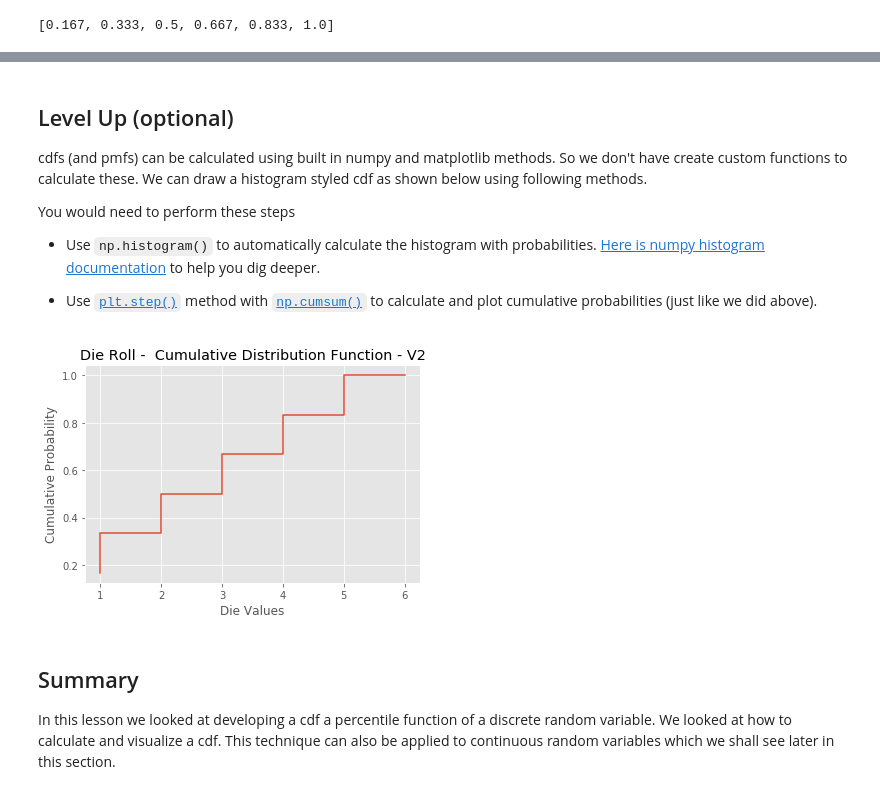
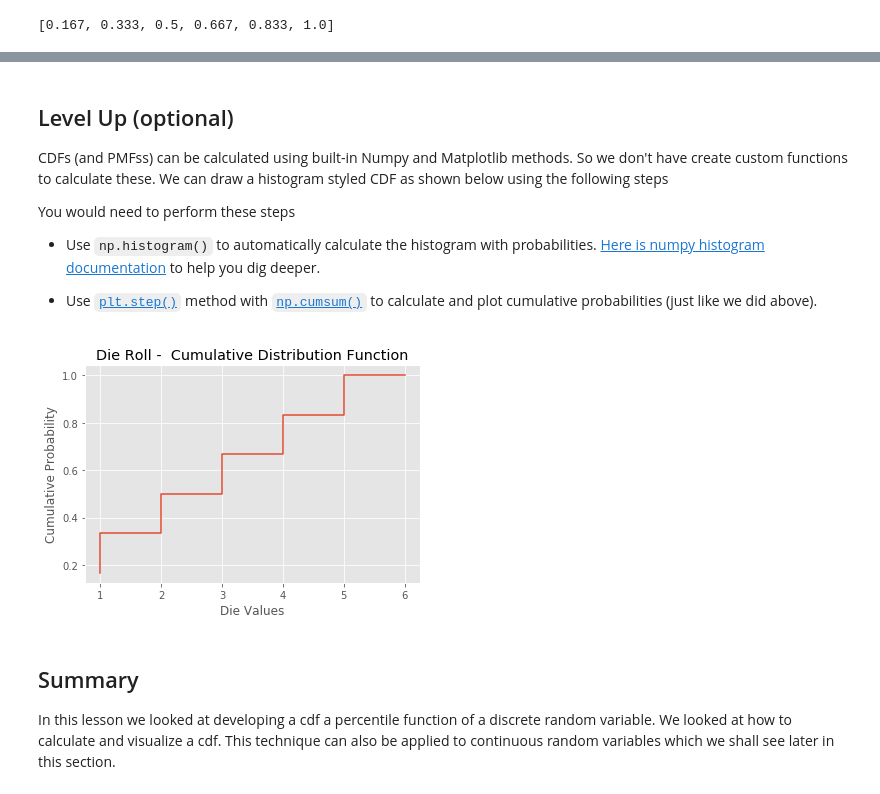
Before and after one commit to learn-co-curriculum/dsc-cumulative-distribution-function-lab, a Jupyter notebook: index.ipynb, the cells around one changed output, grey strips where cells are left out. Drawn from its saved outputs; the diff is of its cells as text; code cells hidden in the pictures.

```diff
--- a/index.ipynb
+++ b/index.ipynb
@@ -74,7 +74,7 @@ Text(0,0.5,'Cumulative Probabilities')
 # %% [markdown]
 ## Level Up (optional)
 
-cdfs (and pmfs) can be calculated using built in numpy and matplotlib methods. So we don't have create custom functions to calculate these. We can draw a histogram styled cdf as shown below using following methods.
+CDFs (and PMFss) can be calculated using built-in Numpy and Matplotlib methods. So we don't have create custom functions to calculate these. We can draw a histogram styled CDF as shown below using the following steps
 
 You would need to perform these steps
 * Use `np.histogram()` to automatically calculate the histogram with probabilities. [Here is numpy histogram documentation](https://docs.scipy.org/doc/numpy/reference/generated/numpy.histogram.html) to help you dig deeper.
@@ -83,14 +83,14 @@ You would need to perform these steps
 # %%
 import numpy as np
 sample = [1,2,3,4,5,6]
 hist = np.histogram(sample, bins=6, range=(1, 7), normed=True)
 plt.step(hist[1][:-1], np.cumsum(hist[0]))
-plt.title ("Die Roll -  Cumulative Distribution Function - V2");
+plt.title ("Die Roll -  Cumulative Distribution Function");
 plt.xlabel("Die Values")
 plt.ylabel("Cumulative Probability")
 plt.show()
 # %% [output]
-[figure, old version]
+[figure, new version]
 # %% [markdown]
 ## Summary
 
```
Also changed, not shown: parts of 7 cells of this notebook, 3 other files.
